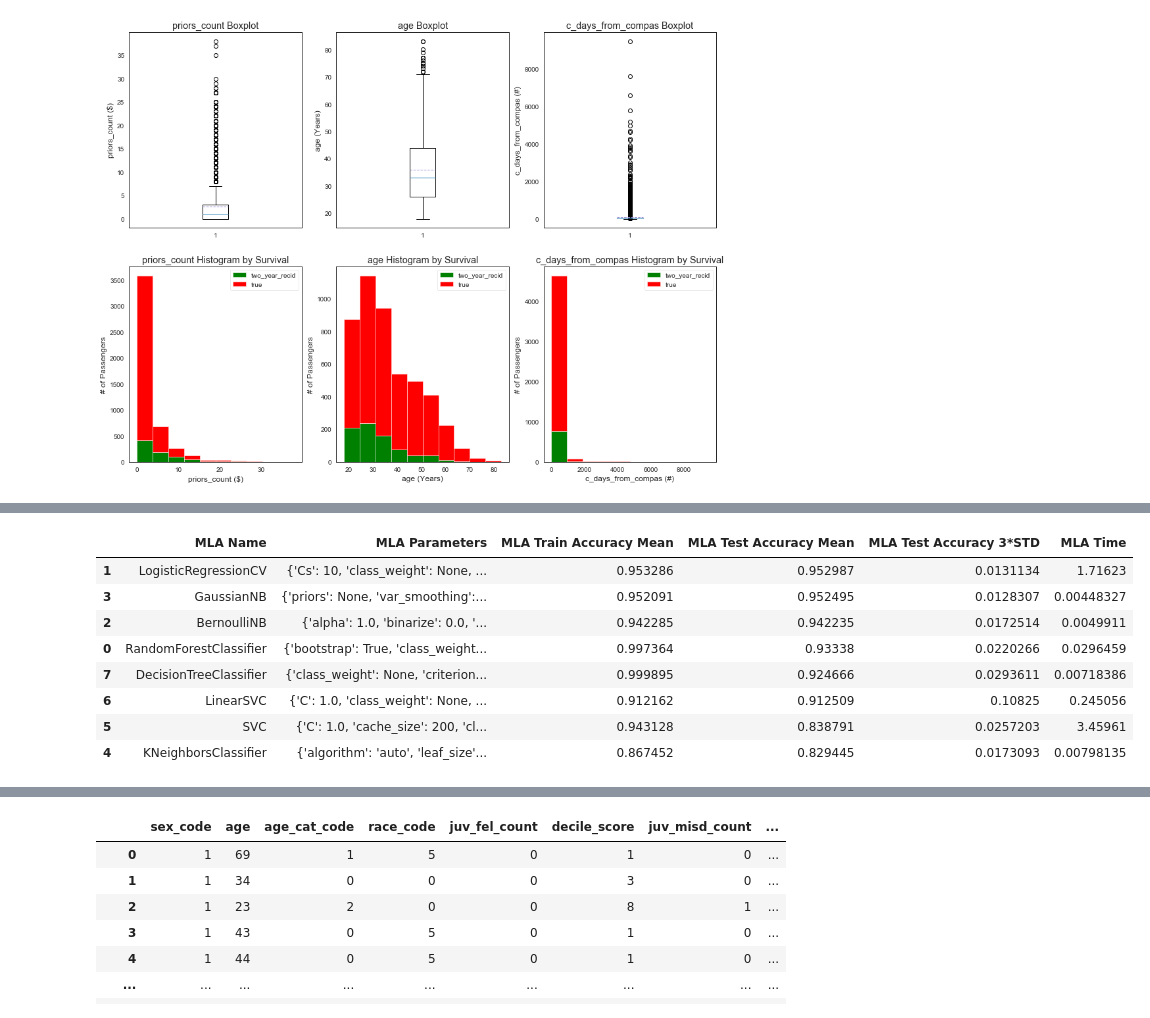
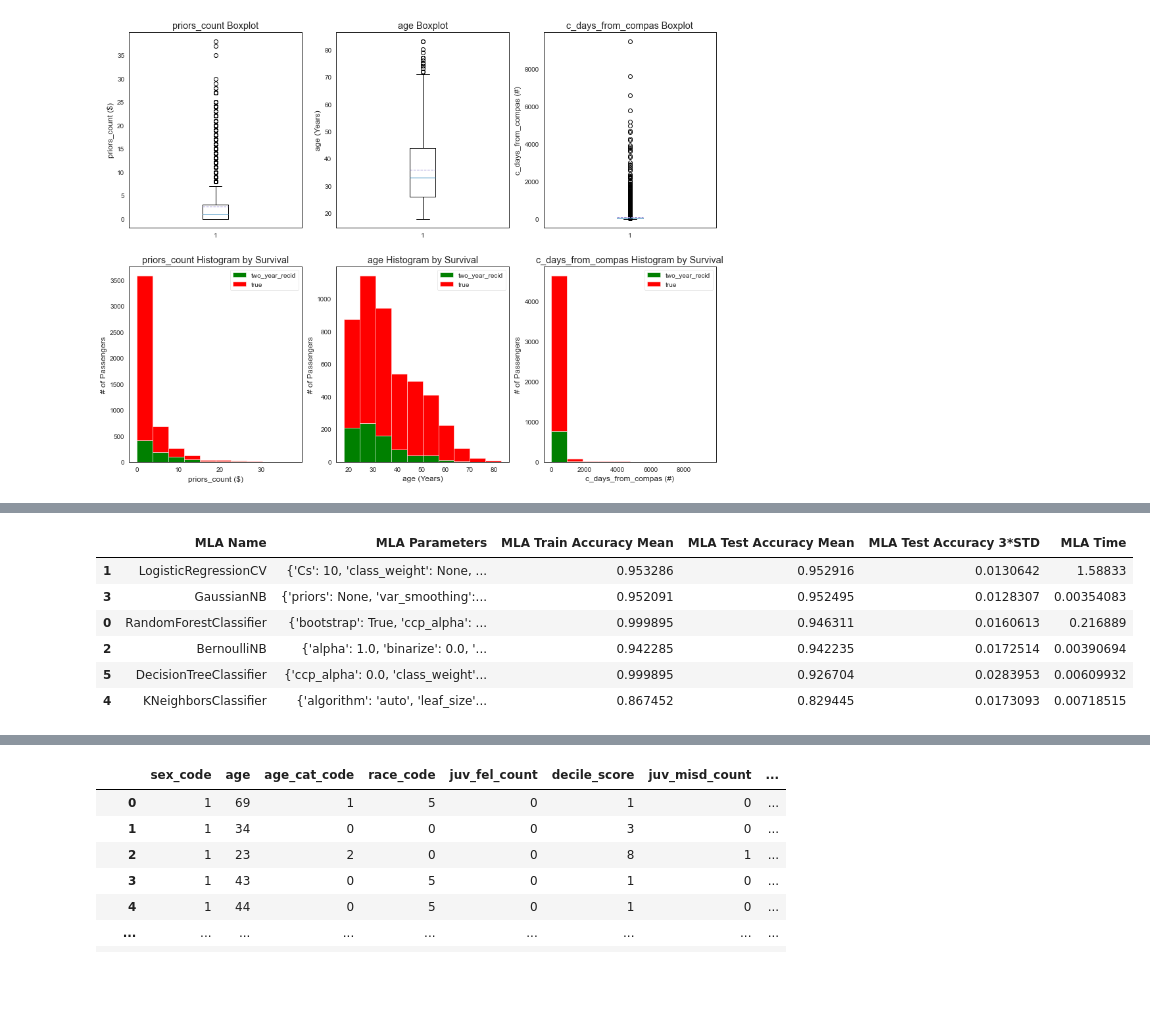
Before and after one commit to deardelia/MachineLearning_bias_analysis, a Jupyter notebook: baisc_model_train_20201206_yl.ipynb, the cells around one changed output, grey strips where cells are left out. Drawn from its saved outputs; the diff is of its cells as text; code cells hidden in the pictures; blank space fills up the shorter version.

```diff
--- a/baisc_model_train_20201206_yl.ipynb
+++ b/baisc_model_train_20201206_yl.ipynb
@@ -486,9 +486,9 @@ MLA = [
     neighbors.KNeighborsClassifier(),
 
     #SVM
-    svm.SVC(probability=True),
+#     svm.SVC(probability=True),
 #     svm.NuSVC(probability=True),
-    svm.LinearSVC(),
+#     svm.LinearSVC(),
 
     #Trees
     tree.DecisionTreeClassifier(),
@@ -520,41 +520,39 @@ MLA_predict = data1[Target]
 row_index = 0
 for alg in MLA:
 
     #set name and parameters
     MLA_name = alg.__class__.__name__
     MLA_compare.loc[row_index, 'MLA Name'] = MLA_name
     MLA_compare.loc[row_index, 'MLA Parameters'] = str(alg.get_params())
 
     #score model with cross validation
     cv_results = model_selection.cross_validate(alg, data1[data1_x_calc], data1[Target], cv  = cv_split, return_train_score=True)
 
     MLA_compare.loc[row_index, 'MLA Time'] = cv_results['fit_time'].mean()
     MLA_compare.loc[row_index, 'MLA Train Accuracy Mean'] = cv_results['train_score'].mean()
     MLA_compare.loc[row_index, 'MLA Test Accuracy Mean'] = cv_results['test_score'].mean()
     #if this is a non-bias random sample, then +/-3 standard deviations (std) from the mean, should statistically capture 99.7% of the subsets
     MLA_compare.loc[row_index, 'MLA Test Accuracy 3*STD'] = cv_results['test_score'].std()*3   #let's know the worst that can happen!
 
 
     #save MLA predictions - see section 6 for usage
     alg.fit(data1[data1_x_calc], data1[Target])
     MLA_predict[MLA_name] = alg.predict(data1[data1_x_calc])
 
     row_index+=1
 
 
 #print and sort table:
 MLA_compare.sort_values(by = ['MLA Test Accuracy Mean'], ascending = False, inplace = True)
 MLA_compare
 # %% [output]
 |  | MLA Name | MLA Parameters | MLA Train Accuracy Mean | MLA Test Accuracy Mean | MLA Test Accuracy 3*STD | MLA Time |
-| 1 | LogisticRegressionCV | {'Cs': 10, 'class_weight': None, ... | 0.953286 | 0.952987 | 0.0131134 | 1.71623 |
-| 3 | GaussianNB | {'priors': None, 'var_smoothing':... | 0.952091 | 0.952495 | 0.0128307 | 0.00448327 |
-| 2 | BernoulliNB | {'alpha': 1.0, 'binarize': 0.0, '... | 0.942285 | 0.942235 | 0.0172514 | 0.0049911 |
-| 0 | RandomForestClassifier | {'bootstrap': True, 'class_weight... | 0.997364 | 0.93338 | 0.0220266 | 0.0296459 |
-| 7 | DecisionTreeClassifier | {'class_weight': None, 'criterion... | 0.999895 | 0.924666 | 0.0293611 | 0.00718386 |
-| 6 | LinearSVC | {'C': 1.0, 'class_weight': None, ... | 0.912162 | 0.912509 | 0.10825 | 0.245056 |
-| 5 | SVC | {'C': 1.0, 'cache_size': 200, 'cl... | 0.943128 | 0.838791 | 0.0257203 | 3.45961 |
-| 4 | KNeighborsClassifier | {'algorithm': 'auto', 'leaf_size'... | 0.867452 | 0.829445 | 0.0173093 | 0.00798135 |
+| 1 | LogisticRegressionCV | {'Cs': 10, 'class_weight': None, ... | 0.953286 | 0.952916 | 0.0130642 | 1.58833 |
+| 3 | GaussianNB | {'priors': None, 'var_smoothing':... | 0.952091 | 0.952495 | 0.0128307 | 0.00354083 |
+| 0 | RandomForestClassifier | {'bootstrap': True, 'ccp_alpha': ... | 0.999895 | 0.946311 | 0.0160613 | 0.216889 |
+| 2 | BernoulliNB | {'alpha': 1.0, 'binarize': 0.0, '... | 0.942285 | 0.942235 | 0.0172514 | 0.00390694 |
+| 5 | DecisionTreeClassifier | {'ccp_alpha': 0.0, 'class_weight'... | 0.999895 | 0.926704 | 0.0283953 | 0.00609932 |
+| 4 | KNeighborsClassifier | {'algorithm': 'auto', 'leaf_size'... | 0.867452 | 0.829445 | 0.0173093 | 0.00718515 |
 # %%
 
 sns.barplot(x='MLA Test Accuracy Mean', y = 'MLA Name', data = MLA_compare, color = 'm')
```
Also changed, not shown: parts of 19 cells of this notebook, 2 other files.
